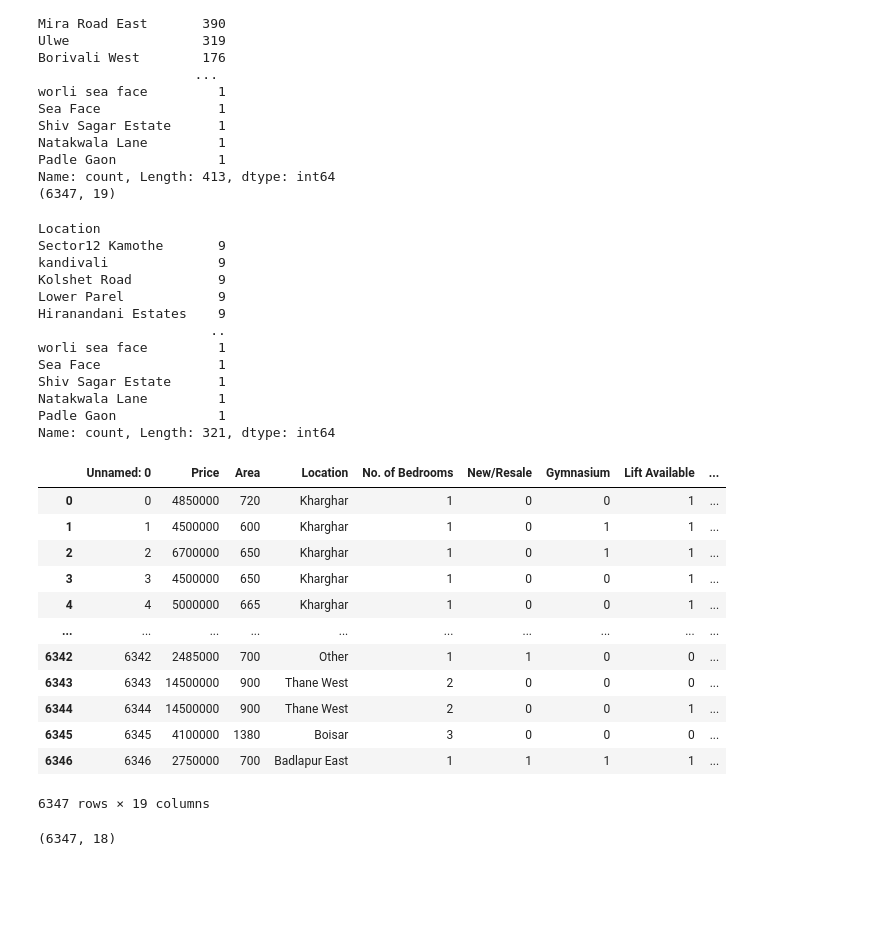
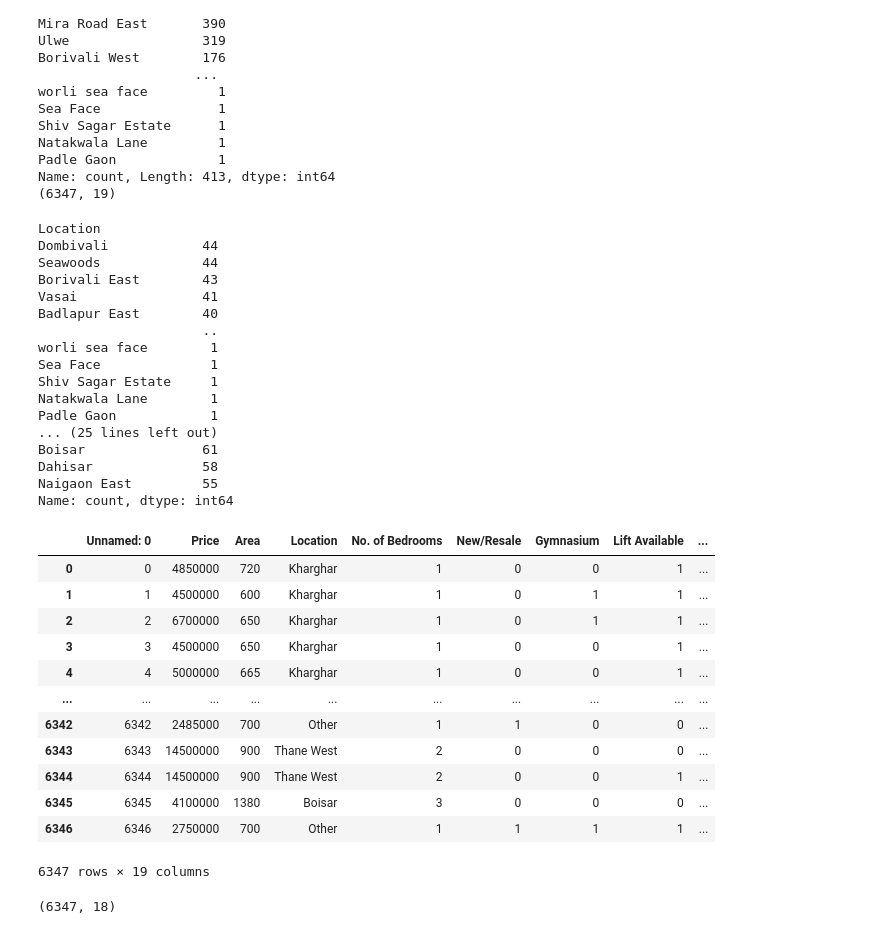
Before and after one commit to Pranavlovescode/Show-Me-Price, a Jupyter notebook: mumbai_price_predictor_model.ipynb, the cells around one changed output. Cells and saved outputs as stored; diff of their text form; code cells hidden in the pictures; blank space fills up the shorter version.

```diff
--- a/mumbai_price_predictor_model.ipynb
+++ b/mumbai_price_predictor_model.ipynb
@@ -61,38 +60,44 @@ Padle Gaon             1
 Name: count, Length: 413, dtype: int64
 (6347, 19)
 # %%
-filtered_counts = df['Location'].value_counts()[df['Location'].value_counts() < 10]
+filtered_counts = df['Location'].value_counts()[df['Location'].value_counts() < 50]
 print(filtered_counts)
+filtered_counts = df['Location'].value_counts()[df['Location'].value_counts() > 50]
+print(filtered_counts)
 # %% [output]
 Location
-Sector12 Kamothe       9
-kandivali              9
-Kolshet Road           9
-Lower Parel            9
-Hiranandani Estates    9
-                      ..
-worli sea face         1
-Sea Face               1
-Shiv Sagar Estate      1
-Natakwala Lane         1
-Padle Gaon             1
-Name: count, Length: 321, dtype: int64
+Dombivali            44
+Seawoods             44
+Borivali East        43
+Vasai                41
+Badlapur East        40
+                     ..
+worli sea face        1
+Sea Face              1
+Shiv Sagar Estate     1
+Natakwala Lane        1
+Padle Gaon            1
+... (25 lines left out)
+Boisar               61
+Dahisar              58
+Naigaon East         55
+Name: count, dtype: int64
 # %%
-df['Location'] = df['Location'].apply(lambda x: 'Other' if df['Location'].value_counts()[x] <= 10 else x)
+df['Location'] = df['Location'].apply(lambda x: 'Other' if df['Location'].value_counts()[x] <= 50 else x)
 df
 # %% [output]
 |  | Unnamed: 0 | Price | Area | Location | No. of Bedrooms | New/Resale | Gymnasium | Lift Available | ... |
 | 0 | 0 | 4850000 | 720 | Kharghar | 1 | 0 | 0 | 1 | ... |
 | 1 | 1 | 4500000 | 600 | Kharghar | 1 | 0 | 1 | 1 | ... |
 | 2 | 2 | 6700000 | 650 | Kharghar | 1 | 0 | 1 | 1 | ... |
 | 3 | 3 | 4500000 | 650 | Kharghar | 1 | 0 | 0 | 1 | ... |
 | 4 | 4 | 5000000 | 665 | Kharghar | 1 | 0 | 0 | 1 | ... |
 | ... | ... | ... | ... | ... | ... | ... | ... | ... | ... |
 | 6342 | 6342 | 2485000 | 700 | Other | 1 | 1 | 0 | 0 | ... |
 | 6343 | 6343 | 14500000 | 900 | Thane West | 2 | 0 | 0 | 0 | ... |
 | 6344 | 6344 | 14500000 | 900 | Thane West | 2 | 0 | 0 | 1 | ... |
 | 6345 | 6345 | 4100000 | 1380 | Boisar | 3 | 0 | 0 | 0 | ... |
-| 6346 | 6346 | 2750000 | 700 | Badlapur East | 1 | 1 | 1 | 1 | ... |
+| 6346 | 6346 | 2750000 | 700 | Other | 1 | 1 | 1 | 1 | ... |
 6347 rows × 19 columns
 # %%
 df2 = df.drop(['Unnamed: 0'],axis=1)
```
Also changed, not shown: parts of 25 cells of this notebook.
